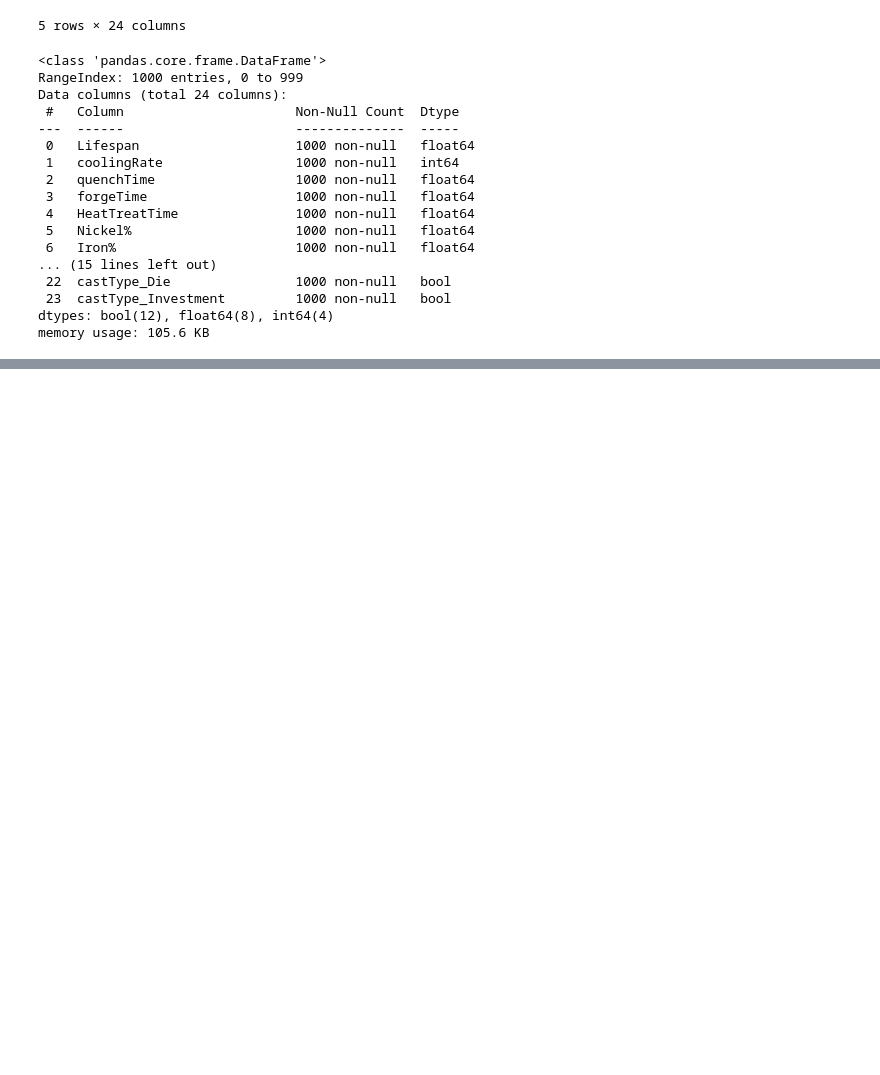
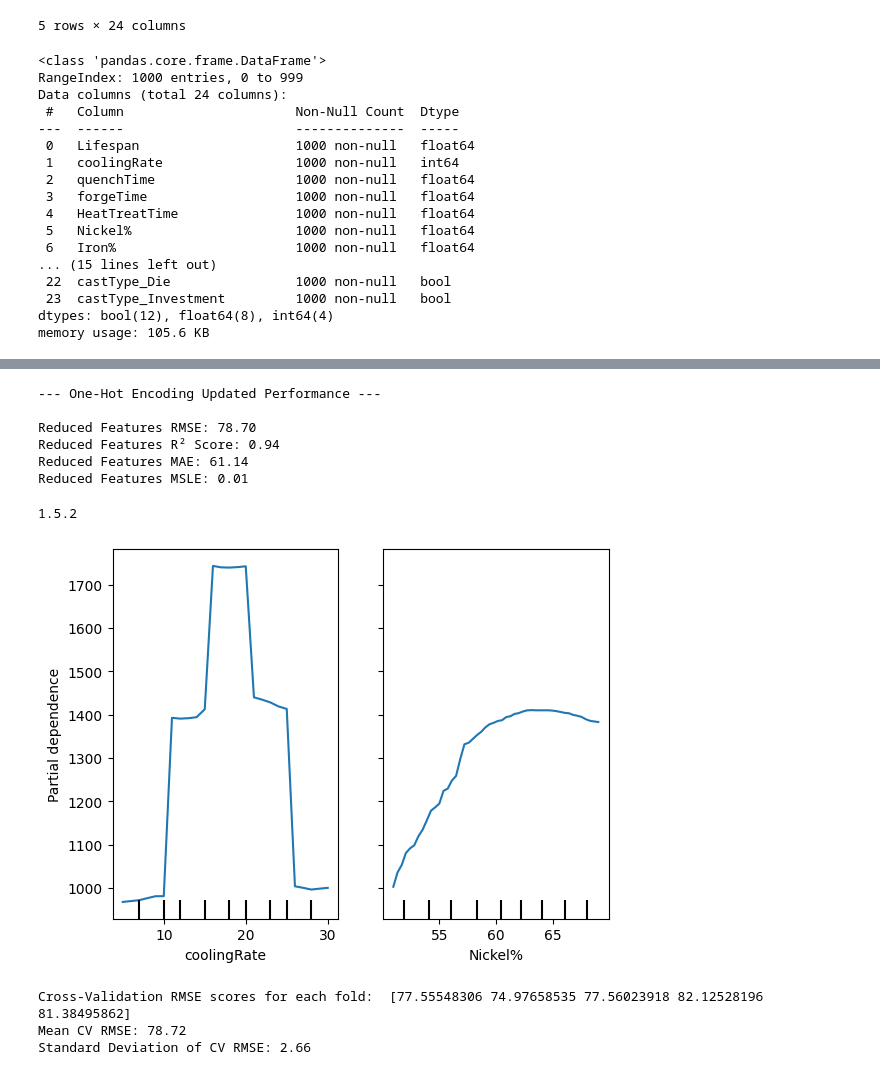
Before and after one commit to muhammedazhar/MSc-DataScience, a Jupyter notebook: COMP1801-ML/Coursework/Testing/Testing.ipynb, the cells around one changed output, grey strips where cells are left out. Saved outputs shown, nothing was run; the diff lists cells and outputs as text; code cells hidden in the pictures; blank space fills up the shorter version.

```diff
--- a/COMP1801-ML/Coursework/Testing/Testing.ipynb
+++ b/COMP1801-ML/Coursework/Testing/Testing.ipynb
@@ -368,0 +539,77 @@ Best parameters found by RandomizedSearchCV: {'max_depth': 15, 'max_features': N
+# %%
+# Selecting only the most important features (those with non-zero or significant importance)
+important_features = ['partType_Blade', 'partType_Block', 'partType_Nozzle', 'partType_Valve', 'coolingRate', 'Nickel%', 'HeatTreatTime', 'Chromium%' , 'quenchTime']
+X_important = df_onehot_encoded[important_features]
+
+print(f'--- {encoder} Updated Performance ---\n')
+
+# Split the dataset and retrain the model
+X_train_imp, X_test_imp, y_train_imp, y_test_imp = train_test_split(X_important, y, test_size=0.2, random_state=42)
+
+# Initialize and train the Random Forest Regressor with reduced features with the best parameters
+rf_model_imp = RandomForestRegressor(
+    max_depth=15,
+    n_estimators=387,
+    random_state=42
+)
+rf_model_imp.fit(X_train_imp, y_train_imp)
+
+# Evaluate the model
+y_pred_imp = rf_model_imp.predict(X_test_imp)
+rmse_imp = root_mean_squared_error(y_test_imp, y_pred_imp)
+r2_imp = r2_score(y_test_imp, y_pred_imp)
+mae_imp = mean_absolute_error(y_test_imp, y_pred_imp)
+msle_imp = mean_squared_log_error(y_test_imp, y_pred_imp)
+
+print(f"Reduced Features RMSE: {rmse_imp:.2f}")
+print(f"Reduced Features R² Score: {r2_imp:.2f}")
+print(f"Reduced Features MAE: {mae_imp:.2f}")
+print(f"Reduced Features MSLE: {msle_imp:.2f}")
+# %% [output]
+--- One-Hot Encoding Updated Performance ---
+
+Reduced Features RMSE: 78.70
+Reduced Features R² Score: 0.94
+Reduced Features MAE: 61.14
+Reduced Features MSLE: 0.01
+# %%
+import sklearn
+print(sklearn.__version__)
+# %% [output]
+1.5.2
+# %%
+from sklearn.inspection import PartialDependenceDisplay
+
+# Plot partial dependence for important features using the new API
+features_to_plot = ['coolingRate', 'Nickel%']
+PartialDependenceDisplay.from_estimator(rf_model_imp, X_train_imp, features_to_plot, grid_resolution=50)
+plt.show()
+# %% [output]
+[figure, added]
+# %%
+from sklearn.model_selection import cross_val_score
+from sklearn.metrics import make_scorer, root_mean_squared_error
+
+# Define the model with best-found hyperparameters
+rf_model_cv = RandomForestRegressor(
+    max_depth=15,
+    n_estimators=387,
+    min_samples_leaf=2,
+    min_samples_split=3,
+    random_state=42
+)
+
+# Define the scoring metric: RMSE
+scorer = make_scorer(root_mean_squared_error)
+
+# Perform 5-Fold Cross-Validation
+cv_scores = cross_val_score(rf_model_cv, X_important, y, cv=5, scoring=scorer)
+
+# Print results
+print("Cross-Validation RMSE scores for each fold: ", cv_scores)
+print(f"Mean CV RMSE: {cv_scores.mean():.2f}")
+print(f"Standard Deviation of CV RMSE: {cv_scores.std():.2f}")
+# %% [output]
+Cross-Validation RMSE scores for each fold:  [77.55548306 74.97658535 77.56023918 82.12528196 81.38495862]
+Mean CV RMSE: 78.72
+Standard Deviation of CV RMSE: 2.66
```
Also changed, not shown: parts of 22 cells of this notebook, 4 other files.
